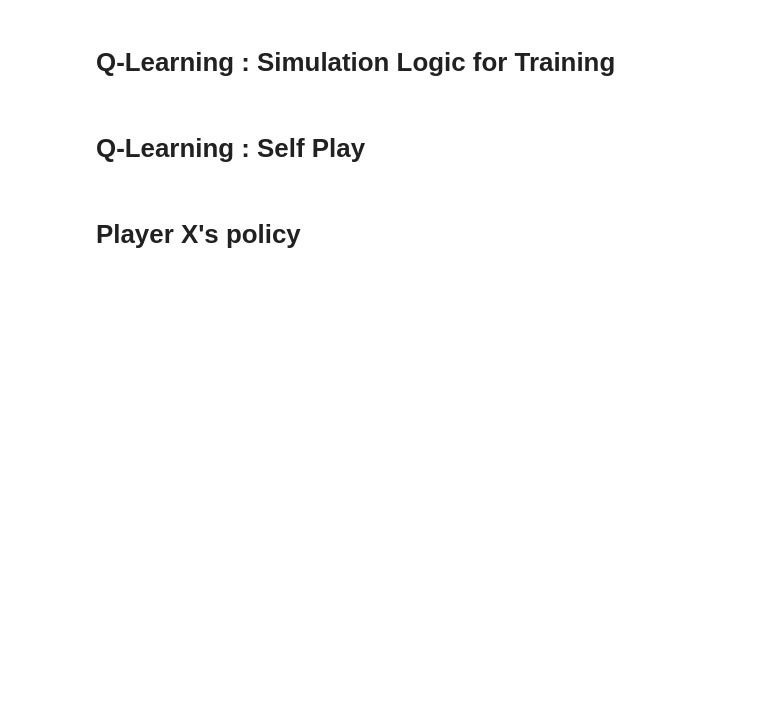
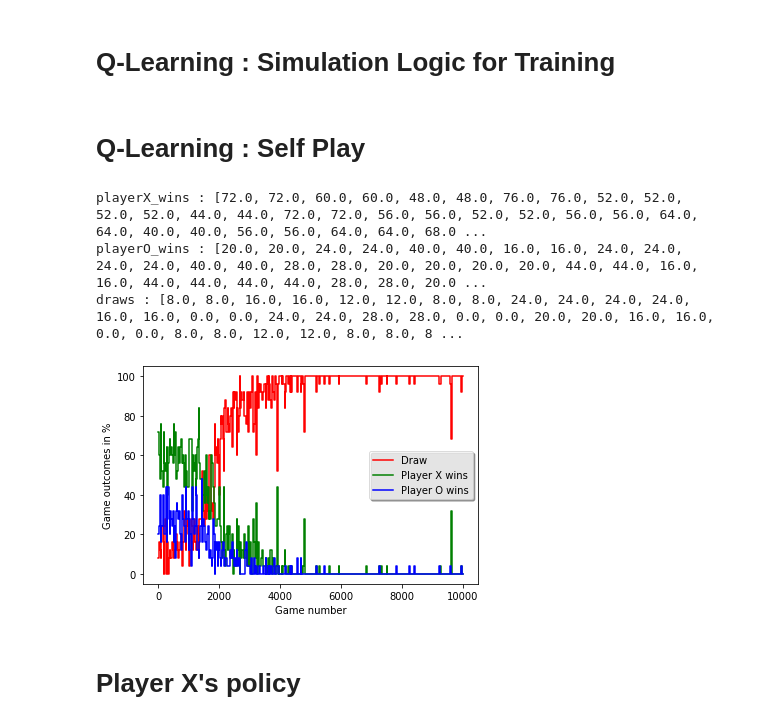
Before and after one commit to inforeqd512/QLearning, a Jupyter notebook: RL_TicTacToe_V2.ipynb, the cells around one changed output. Cells and saved outputs as stored; diff of their text form; code cells hidden in the pictures; blank space fills up the shorter version.

```diff
--- a/RL_TicTacToe_V2.ipynb
+++ b/RL_TicTacToe_V2.ipynb
@@ -419,15 +434,24 @@ def playGame(game_board, playerX, playerO):
 # Q-Learning : Self Play
 # %%
 # Epsilon-greedy
-exploration_probability = 1.0
+EXPLORATION_PROBABILITY = 1.0
 
 # Initialise players
-playerX = Agent(Board.playerX, exploration_probability)
-playerO = Agent(Board.playerO, exploration_probability)
+playerX = Agent(Board.playerX, EXPLORATION_PROBABILITY)
+playerO = Agent(Board.playerO, EXPLORATION_PROBABILITY)
 
-simulate(playerX, playerO, 200, 50)
+NUM_SETS = 200
+NUM_GAMES_PER_SET = 50
+
+simulate(playerX, playerO, NUM_SETS, NUM_GAMES_PER_SET)
 # to Test how the policy and backpropagation logic is working for just one game
 # simulate(playerX, playerO, 1, 1)
+# simulate(playerX, playerO, 20, 2)
+# %% [output]
+playerX_wins : [72.0, 72.0, 60.0, 60.0, 48.0, 48.0, 76.0, 76.0, 52.0, 52.0, 52.0, 52.0, 44.0, 44.0, 72.0, 72.0, 56.0, 56.0, 52.0, 52.0, 56.0, 56.0, 64.0, 64.0, 40.0, 40.0, 56.0, 56.0, 64.0, 64.0, 68.0 ...
+playerO_wins : [20.0, 20.0, 24.0, 24.0, 40.0, 40.0, 16.0, 16.0, 24.0, 24.0, 24.0, 24.0, 40.0, 40.0, 28.0, 28.0, 20.0, 20.0, 20.0, 20.0, 44.0, 44.0, 16.0, 16.0, 44.0, 44.0, 44.0, 44.0, 28.0, 28.0, 20.0 ...
+draws : [8.0, 8.0, 16.0, 16.0, 12.0, 12.0, 8.0, 8.0, 24.0, 24.0, 24.0, 24.0, 16.0, 16.0, 0.0, 0.0, 24.0, 24.0, 28.0, 28.0, 0.0, 0.0, 20.0, 20.0, 16.0, 16.0, 0.0, 0.0, 8.0, 8.0, 12.0, 12.0, 8.0, 8.0, 8 ...
+[figure, added]
 # %% [markdown]
 # Player X's policy
 # %%
```
Also changed, not shown: parts of 4 cells of this notebook.
